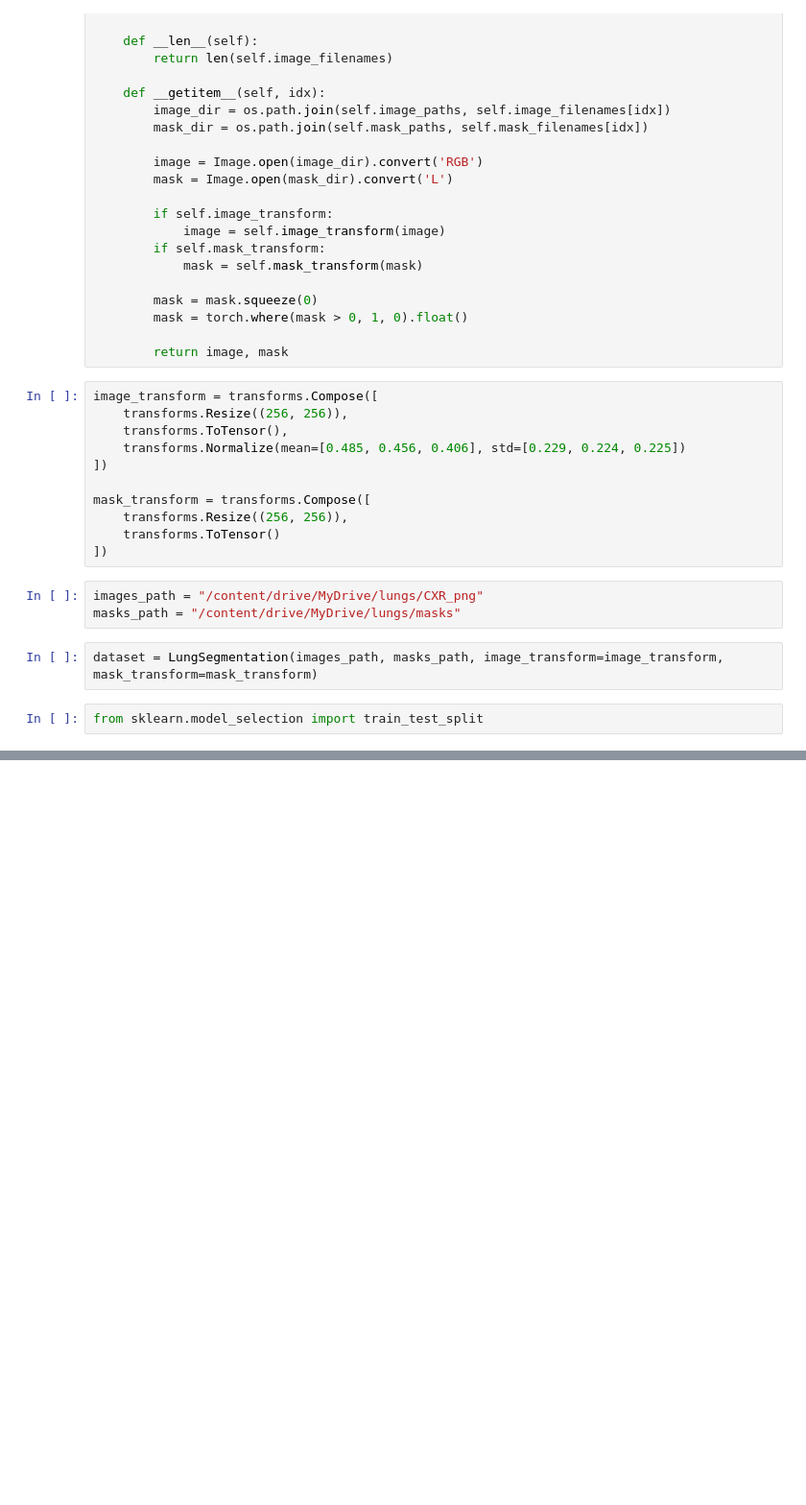
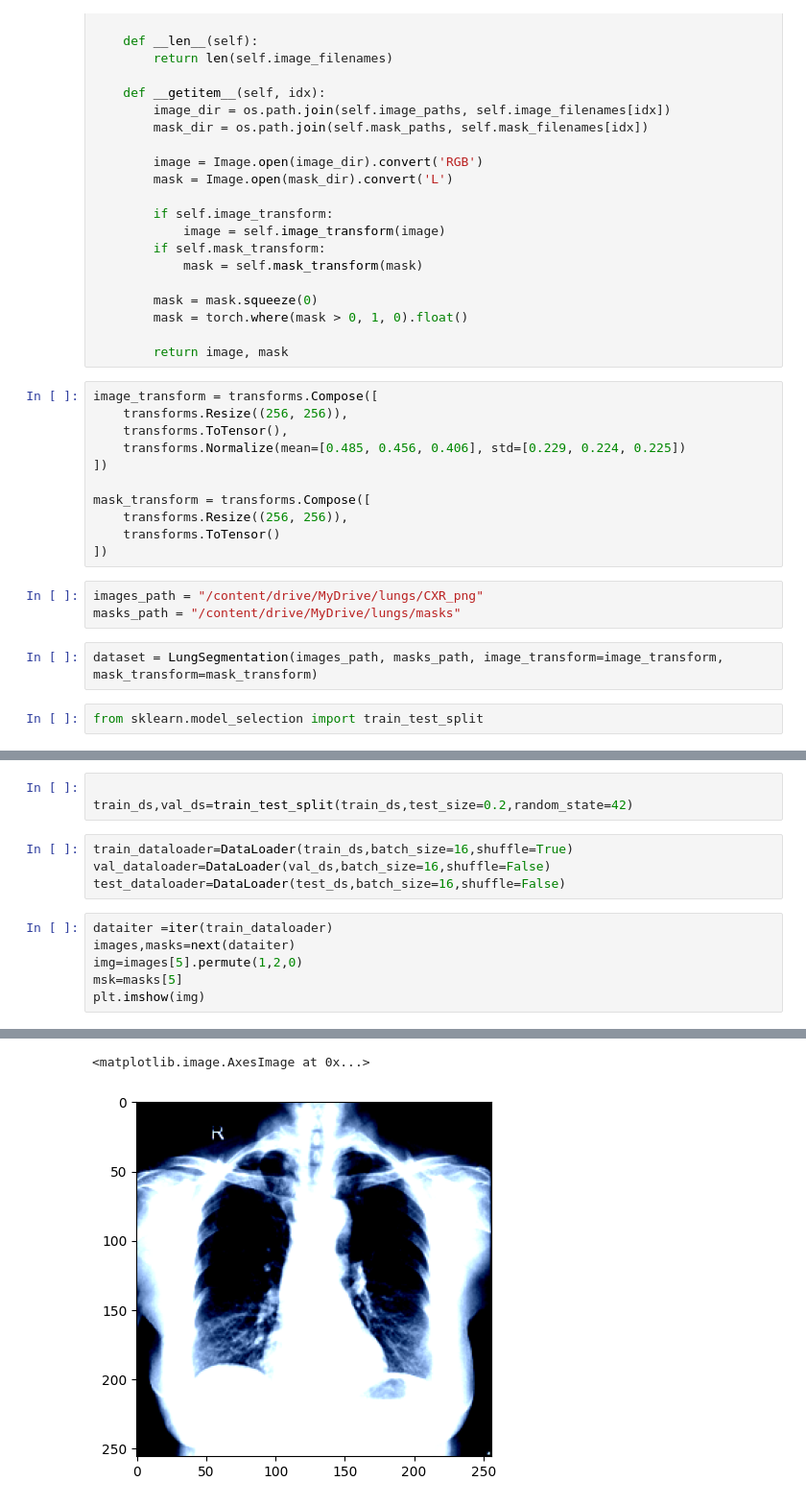
Before and after one commit to mirkhalilrehman/Image-Segmentation-UNet-Pytorch, a Jupyter notebook: UNet_Pytorch.ipynb, the cells around one changed output, grey strips where cells are left out. Shown at 96% size. Cells and saved outputs as stored; diff of their text form; blank space fills up the shorter version.

```diff
--- a/UNet_Pytorch.ipynb
+++ b/UNet_Pytorch.ipynb
@@ -210,0 +122,14 @@ ImportError: cannot import name 'train_test_split' from 'sklearn' (/usr/local/li
+# %%
+
+train_ds,val_ds=train_test_split(train_ds,test_size=0.2,random_state=42)
+# %%
+train_dataloader=DataLoader(train_ds,batch_size=16,shuffle=True)
+val_dataloader=DataLoader(val_ds,batch_size=16,shuffle=False)
+test_dataloader=DataLoader(test_ds,batch_size=16,shuffle=False)
+# %%
+dataiter =iter(train_dataloader)
+images,masks=next(dataiter)
+img=images[5].permute(1,2,0)
+msk=masks[5]
+plt.imshow(img)
+# %% [output]
@@ -210,0 +137,2 @@ ImportError: cannot import name 'train_test_split' from 'sklearn' (/usr/local/li
+<matplotlib.image.AxesImage at 0x...>
+[figure, added]
```
Also changed, not shown: parts of 20 cells of this notebook.
